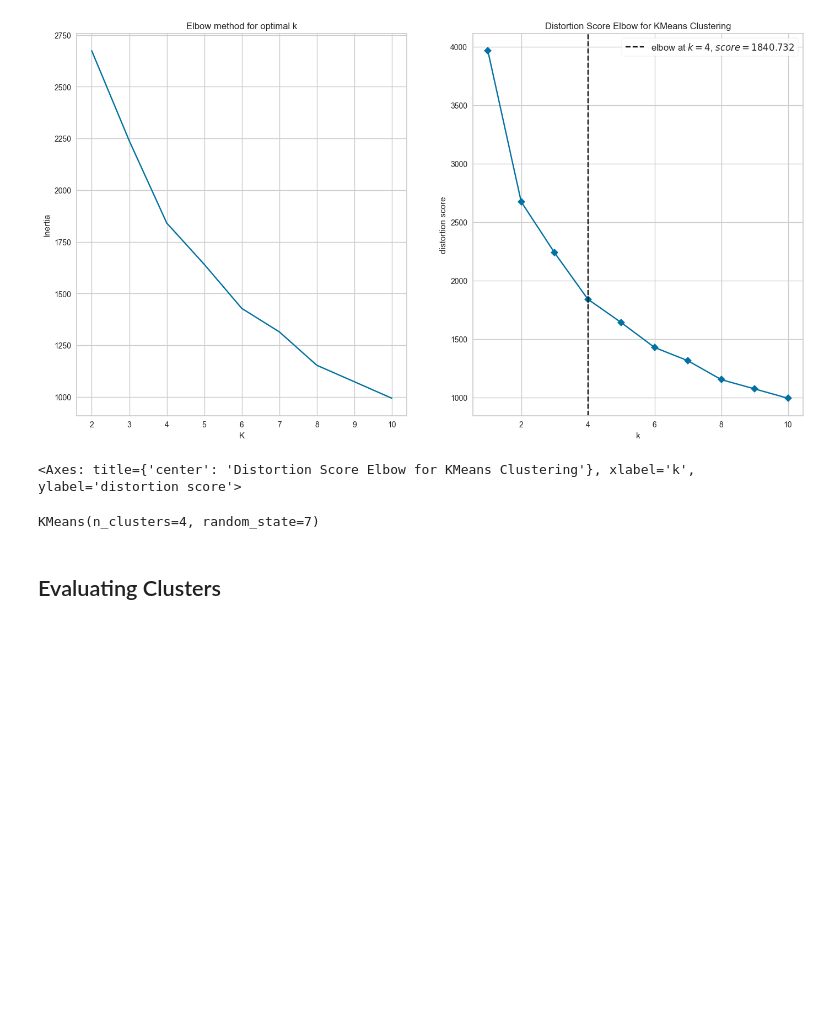
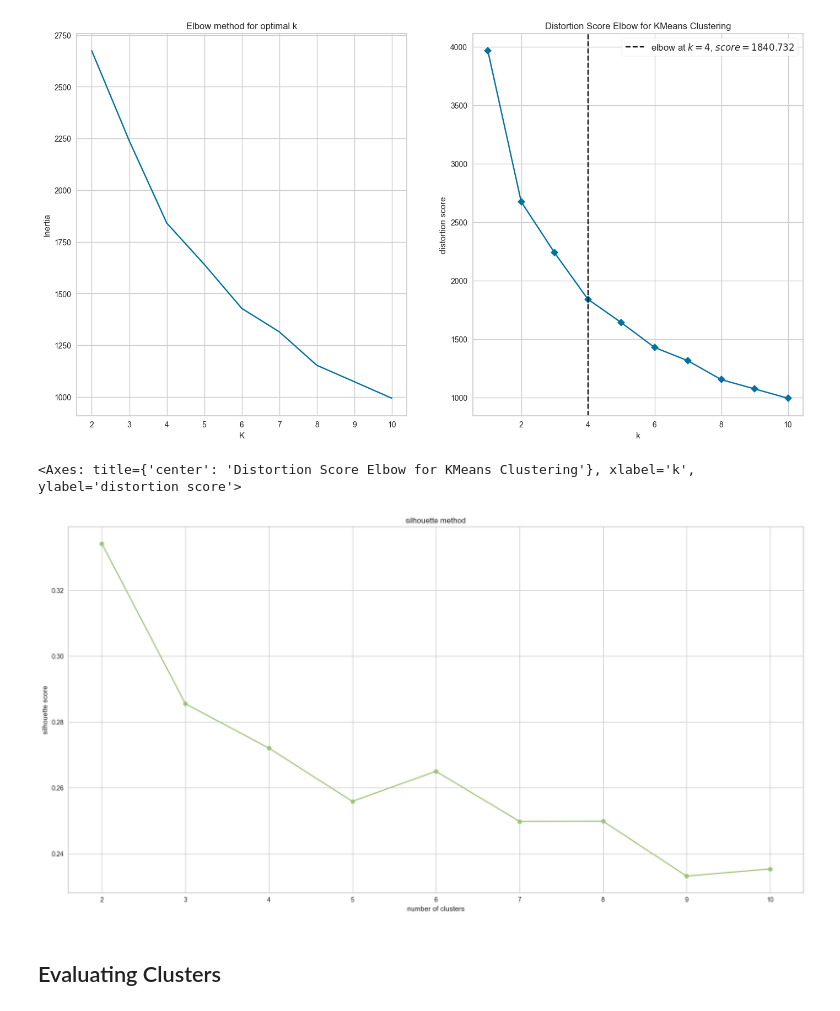
Before and after one commit to Daiaa-K/SuperStore-Analysis-and-Clustering, a Jupyter notebook: notebook/Super Store analysis and clustering.ipynb, the cells around one changed output. Saved outputs shown, nothing was run; the diff lists cells and outputs as text; code cells hidden in the pictures; blank space fills up the shorter version.

```diff
--- a/notebook/Super Store analysis and clustering.ipynb
+++ b/notebook/Super Store analysis and clustering.ipynb
@@ -25,8 +25,8 @@ pio.templates.default = "plotly_dark"
 pd.set_option('display.max_columns', None)
 pd.set_option('display.float_format', lambda x: '%.2f' % x)
 # %%
-data_path = os.path.join(os.path.dirname(os.getcwd()), 'data', 'Sample - Superstore.csv')
-data = pd.read_csv(data_path,encoding="latin-1")
+data_path = os.path.join(os.path.dirname(os.getcwd()), 'data')
+data = pd.read_csv(os.path.join(data_path,"Sample - Superstore.csv"),encoding="latin-1")
 # %%
 data
 # %% [output]
@@ -669,11 +672,28 @@ elbow_visualizer.show()
 # %% [output]
 [figure]
 <Axes: title={'center': 'Distortion Score Elbow for KMeans Clustering'}, xlabel='k', ylabel='distortion score'>
+# %%
+silhouette_scores = []
+for k in K:
+    kmeans= KMeans(n_clusters=k, random_state=7)
+    kmeans.fit(scaled_features)
+    labels = kmeans.labels_
+    silhouette_scores.append(silhouette_score(scaled_features, labels))
+
+plt.figure(figsize=(17,9))
+plt.plot(K, silhouette_scores,"go-")
+plt.title("silhouette method")
+plt.xlabel("number of clusters")
+plt.ylabel("silhouette score")
+plt.grid(True)
+plt.tight_layout()
+plt.show()
+# %% [output]
+[figure, added]
 # %%
 kmeans = KMeans(n_clusters=4, random_state=7)
 kmeans.fit(scaled_features)
+data_customers['Cluster'] = kmeans.labels_
-# %% [output]
-KMeans(n_clusters=4, random_state=7)
 # %% [markdown]
 ## Evaluating Clusters
 # %%
```
Also changed, not shown: parts of 13 cells of this notebook, 5 other files.
